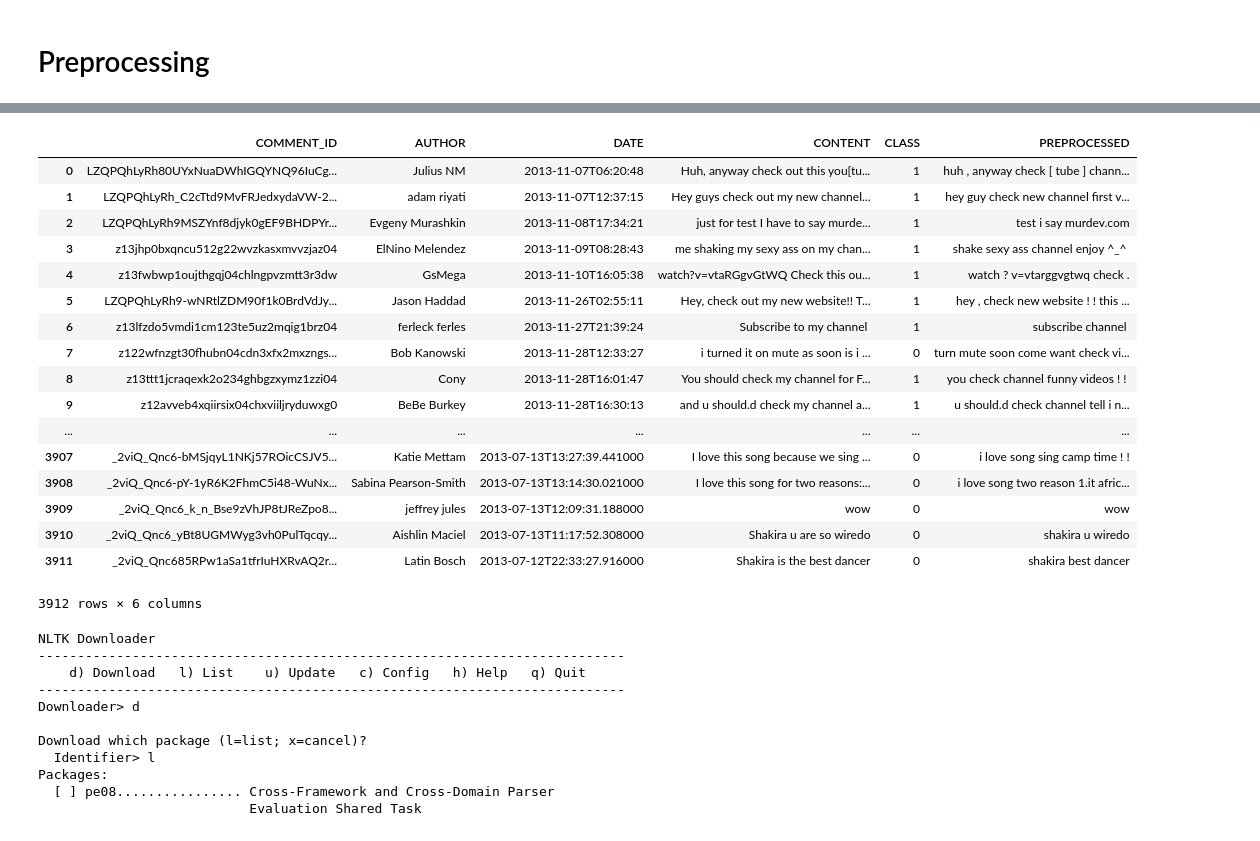
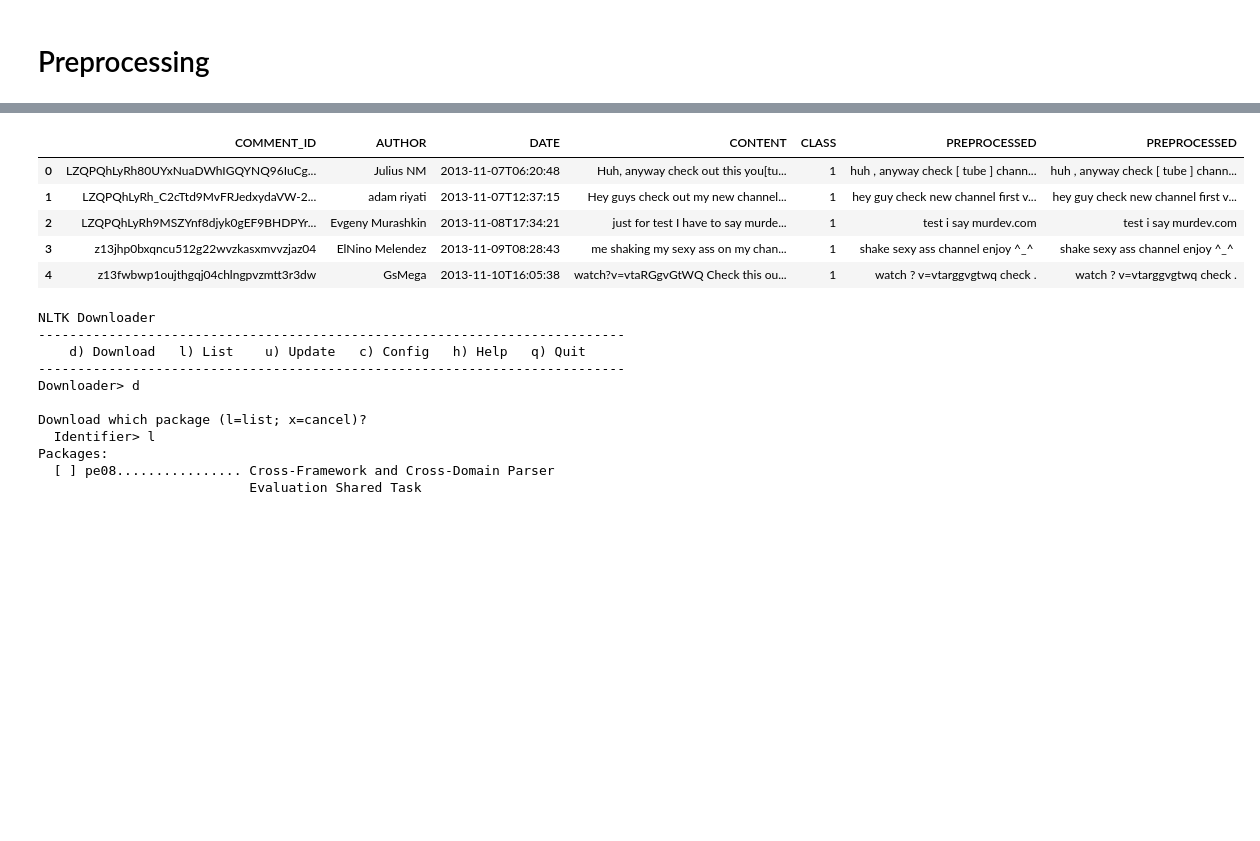
Before and after one commit to nurkayevaa/YouTubeSpam, a Jupyter notebook: YouTubeSpam.ipynb, the cells around one changed output, grey strips where cells are left out. Saved outputs shown, nothing was run; the diff lists cells and outputs as text; code cells hidden in the pictures; blank space fills up the shorter version.

```diff
--- a/YouTubeSpam.ipynb
+++ b/YouTubeSpam.ipynb
@@ -134,26 +125,14 @@ Length: 3912, dtype: object
 # %%
 # adding preprocessedback to the frame
 df = pd.concat([df, processed.rename('PREPROCESSED')], axis=1)
-df
+df.head()
 # %% [output]
-|  | COMMENT_ID | AUTHOR | DATE | CONTENT | CLASS | PREPROCESSED |
-| 0 | LZQPQhLyRh80UYxNuaDWhIGQYNQ96IuCg... | Julius NM | 2013-11-07T06:20:48 | Huh, anyway check out this you[tu... | 1 | huh , anyway check [ tube ] chann... |
-| 1 | LZQPQhLyRh_C2cTtd9MvFRJedxydaVW-2... | adam riyati | 2013-11-07T12:37:15 | Hey guys check out my new channel... | 1 | hey guy check new channel first v... |
-| 2 | LZQPQhLyRh9MSZYnf8djyk0gEF9BHDPYr... | Evgeny Murashkin | 2013-11-08T17:34:21 | just for test I have to say murde... | 1 | test i say murdev.com |
-| 3 | z13jhp0bxqncu512g22wvzkasxmvvzjaz04 | ElNino Melendez | 2013-11-09T08:28:43 | me shaking my sexy ass on my chan... | 1 | shake sexy ass channel enjoy ^_^ ﻿ |
-| 4 | z13fwbwp1oujthgqj04chlngpvzmtt3r3dw | GsMega | 2013-11-10T16:05:38 | watch?v=vtaRGgvGtWQ Check this ou... | 1 | watch ? v=vtarggvgtwq check .﻿ |
-| 5 | LZQPQhLyRh9-wNRtlZDM90f1k0BrdVdJy... | Jason Haddad | 2013-11-26T02:55:11 | Hey, check out my new website!! T... | 1 | hey , check new website ! ! this ... |
-| 6 | z13lfzdo5vmdi1cm123te5uz2mqig1brz04 | ferleck ferles | 2013-11-27T21:39:24 | Subscribe to my channel ﻿ | 1 | subscribe channel ﻿ |
-| 7 | z122wfnzgt30fhubn04cdn3xfx2mxzngs... | Bob Kanowski | 2013-11-28T12:33:27 | i turned it on mute as soon is i ... | 0 | turn mute soon come want check vi... |
-| 8 | z13ttt1jcraqexk2o234ghbgzxymz1zzi04 | Cony | 2013-11-28T16:01:47 | You should check my channel for F... | 1 | you check channel funny videos ! ! ﻿ |
-| 9 | z12avveb4xqiirsix04chxviiljryduwxg0 | BeBe Burkey | 2013-11-28T16:30:13 | and u should.d check my channel a... | 1 | u should.d check channel tell i n... |
-| ... | ... | ... | ... | ... | ... | ... |
-| 3907 | _2viQ_Qnc6-bMSjqyL1NKj57ROicCSJV5... | Katie Mettam | 2013-07-13T13:27:39.441000 | I love this song because we sing ... | 0 | i love song sing camp time ! ! |
-| 3908 | _2viQ_Qnc6-pY-1yR6K2FhmC5i48-WuNx... | Sabina Pearson-Smith | 2013-07-13T13:14:30.021000 | I love this song for two reasons:... | 0 | i love song two reason 1.it afric... |
-| 3909 | _2viQ_Qnc6_k_n_Bse9zVhJP8tJReZpo8... | jeffrey jules | 2013-07-13T12:09:31.188000 | wow | 0 | wow |
-| 3910 | _2viQ_Qnc6_yBt8UGMWyg3vh0PulTqcqy... | Aishlin Maciel | 2013-07-13T11:17:52.308000 | Shakira u are so wiredo | 0 | shakira u wiredo |
-| 3911 | _2viQ_Qnc685RPw1aSa1tfrIuHXRvAQ2r... | Latin Bosch | 2013-07-12T22:33:27.916000 | Shakira is the best dancer | 0 | shakira best dancer |
+|  | COMMENT_ID | AUTHOR | DATE | CONTENT | CLASS | PREPROCESSED | PREPROCESSED |
+| 0 | LZQPQhLyRh80UYxNuaDWhIGQYNQ96IuCg... | Julius NM | 2013-11-07T06:20:48 | Huh, anyway check out this you[tu... | 1 | huh , anyway check [ tube ] chann... | huh , anyway check [ tube ] chann... |
+| 1 | LZQPQhLyRh_C2cTtd9MvFRJedxydaVW-2... | adam riyati | 2013-11-07T12:37:15 | Hey guys check out my new channel... | 1 | hey guy check new channel first v... | hey guy check new channel first v... |
+| 2 | LZQPQhLyRh9MSZYnf8djyk0gEF9BHDPYr... | Evgeny Murashkin | 2013-11-08T17:34:21 | just for test I have to say murde... | 1 | test i say murdev.com | test i say murdev.com |
+| 3 | z13jhp0bxqncu512g22wvzkasxmvvzjaz04 | ElNino Melendez | 2013-11-09T08:28:43 | me shaking my sexy ass on my chan... | 1 | shake sexy ass channel enjoy ^_^ ﻿ | shake sexy ass channel enjoy ^_^ ﻿ |
+| 4 | z13fwbwp1oujthgqj04chlngpvzmtt3r3dw | GsMega | 2013-11-10T16:05:38 | watch?v=vtaRGgvGtWQ Check this ou... | 1 | watch ? v=vtarggvgtwq check .﻿ | watch ? v=vtarggvgtwq check .﻿ |
-3912 rows × 6 columns
 # %%
 nltk.download()
 # %% [output]
```
Also changed, not shown: parts of 4 cells of this notebook.
